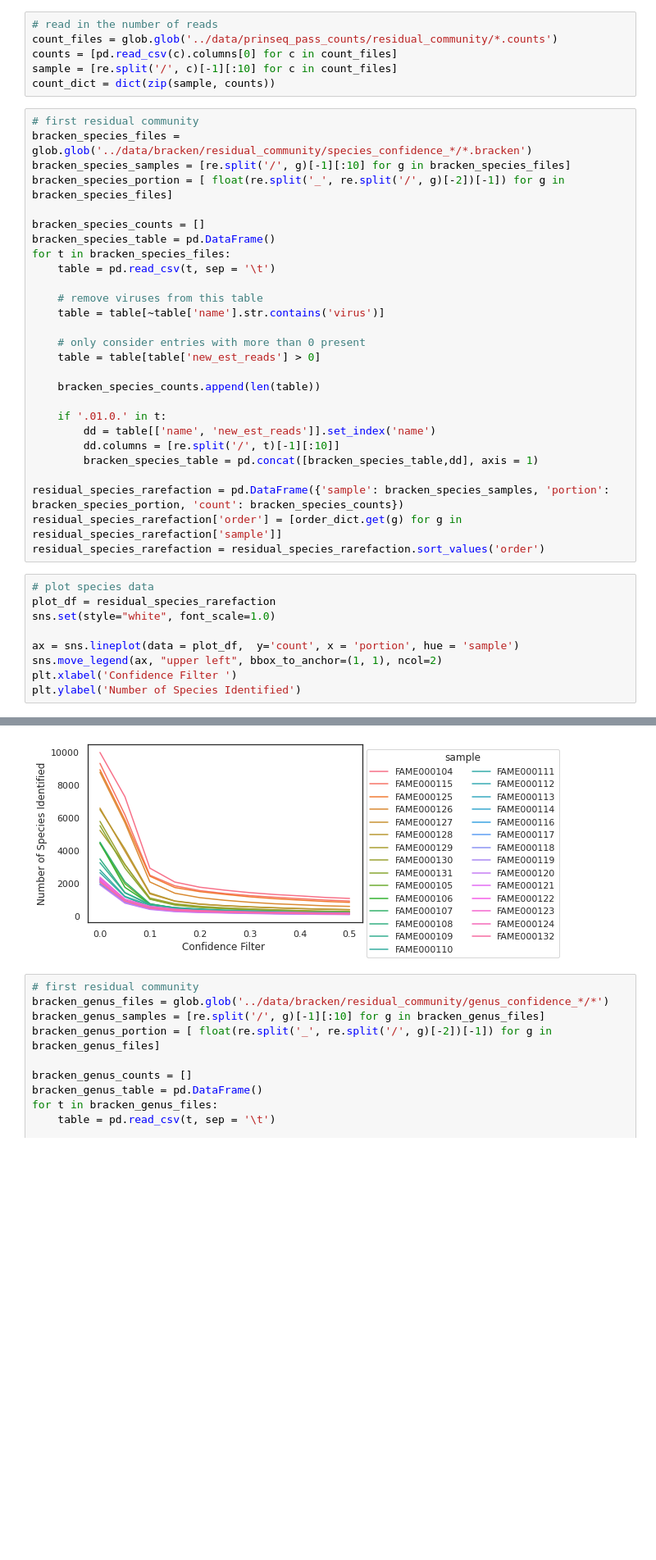
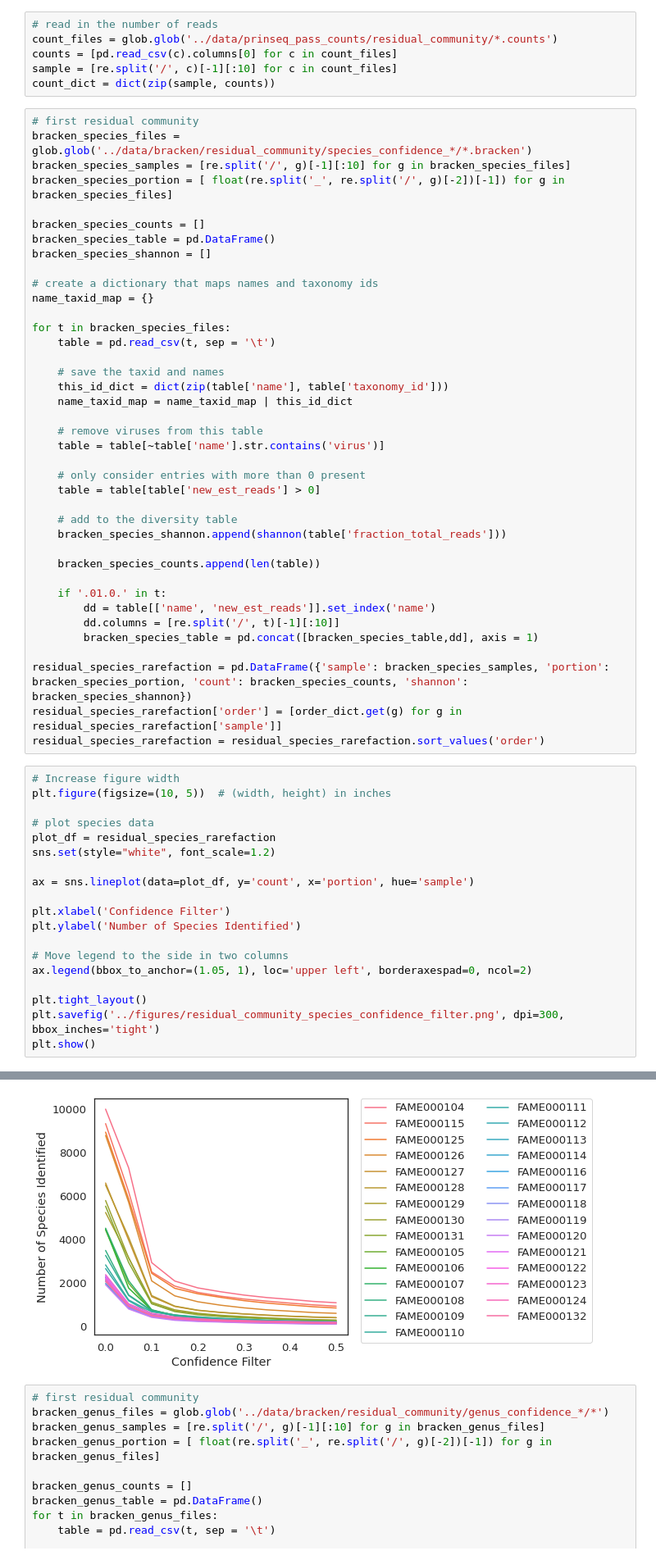
Before and after one commit to susiegriggo/Comigration_TubeExperiment_Analysis, a Jupyter notebook: code/curves_rank_abundance.ipynb, the cells around one changed output, grey strips where cells are left out. Shown at 82% size. Drawn from its saved outputs; the diff is of its cells as text; blank space fills up the shorter version.

```diff
--- a/code/curves_rank_abundance.ipynb
+++ b/code/curves_rank_abundance.ipynb
@@ -27,14 +28,26 @@ bracken_species_portion = [ float(re.split('_', re.split('/', g)[-2])[-1]) for g
 
 bracken_species_counts = []
 bracken_species_table = pd.DataFrame()
+bracken_species_shannon = []
+
+# create a dictionary that maps names and taxonomy ids
+name_taxid_map = {}
+
 for t in bracken_species_files:
     table = pd.read_csv(t, sep = '\t')
+
+    # save the taxid and names
+    this_id_dict = dict(zip(table['name'], table['taxonomy_id']))
+    name_taxid_map = name_taxid_map | this_id_dict
 
     # remove viruses from this table
     table = table[~table['name'].str.contains('virus')]
 
     # only consider entries with more than 0 present
     table = table[table['new_est_reads'] > 0]
+
+    # add to the diversity table
+    bracken_species_shannon.append(shannon(table['fraction_total_reads']))
 
     bracken_species_counts.append(len(table))
 
@@ -43,16 +56,26 @@ for t in bracken_species_files:
         dd.columns = [re.split('/', t)[-1][:10]]
         bracken_species_table = pd.concat([bracken_species_table,dd], axis = 1)
 
-residual_species_rarefaction = pd.DataFrame({'sample': bracken_species_samples, 'portion': bracken_species_portion, 'count': bracken_species_counts})
+residual_species_rarefaction = pd.DataFrame({'sample': bracken_species_samples, 'portion': bracken_species_portion, 'count': bracken_species_counts, 'shannon': bracken_species_shannon})
 residual_species_rarefaction['order'] = [order_dict.get(g) for g in residual_species_rarefaction['sample']]
 residual_species_rarefaction = residual_species_rarefaction.sort_values('order')
 # %%
+# Increase figure width
+plt.figure(figsize=(10, 5))  # (width, height) in inches
+
 # plot species data
 plot_df = residual_species_rarefaction
-sns.set(style="white", font_scale=1.0)
+sns.set(style="white", font_scale=1.2)
 
-ax = sns.lineplot(data = plot_df,  y='count', x = 'portion', hue = 'sample')
-sns.move_legend(ax, "upper left", bbox_to_anchor=(1, 1), ncol=2)
-plt.xlabel('Confidence Filter ')
+ax = sns.lineplot(data=plot_df, y='count', x='portion', hue='sample')
+
+plt.xlabel('Confidence Filter')
 plt.ylabel('Number of Species Identified')
+
+# Move legend to the side in two columns
+ax.legend(bbox_to_anchor=(1.05, 1), loc='upper left', borderaxespad=0, ncol=2)
+
+plt.tight_layout()
+plt.savefig('../figures/residual_community_species_confidence_filter.png', dpi=300, bbox_inches='tight')
+plt.show()
 # %% [output]
@@ -60,4 +82,4 @@ Text(0, 0.5, 'Number of Species Identified')
-[figure, old version]
+[figure, new version]
 # %%
 # first residual community
 bracken_genus_files = glob.glob('../data/bracken/residual_community/genus_confidence_*/*')
```
Also changed, not shown: parts of 26 cells of this notebook, 6 other files.
